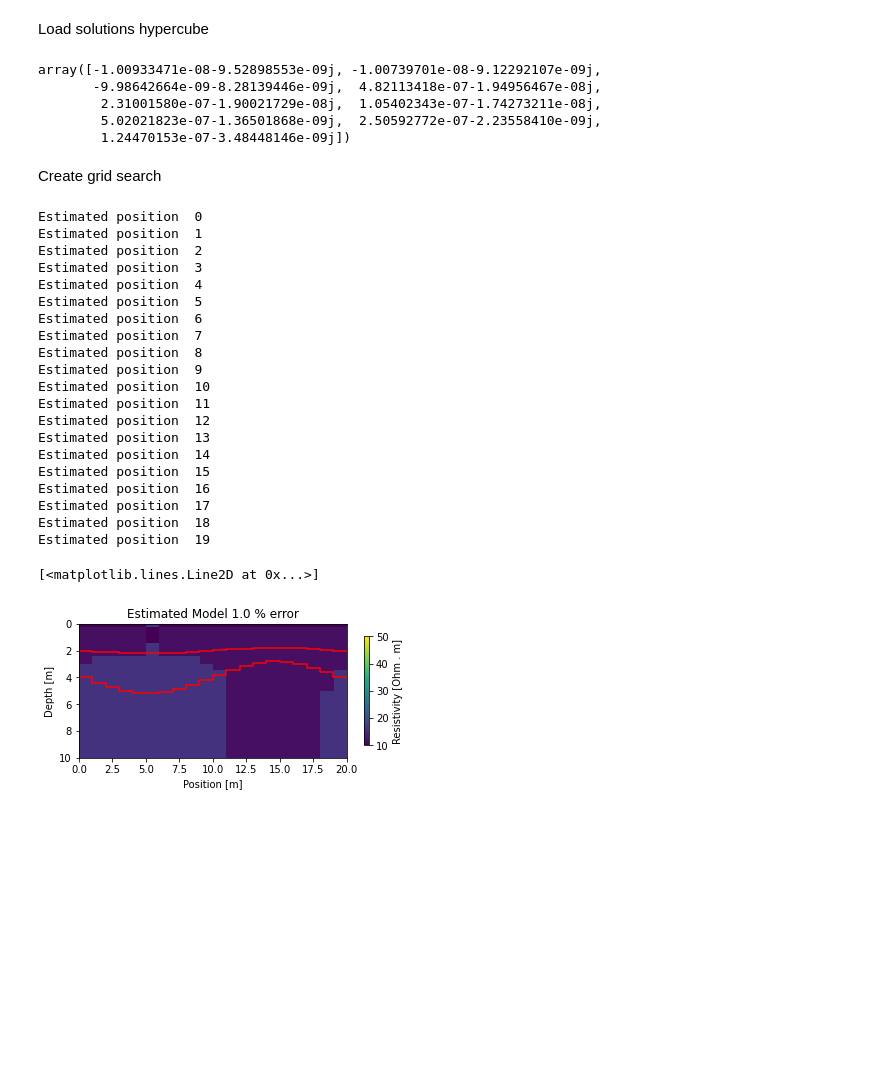
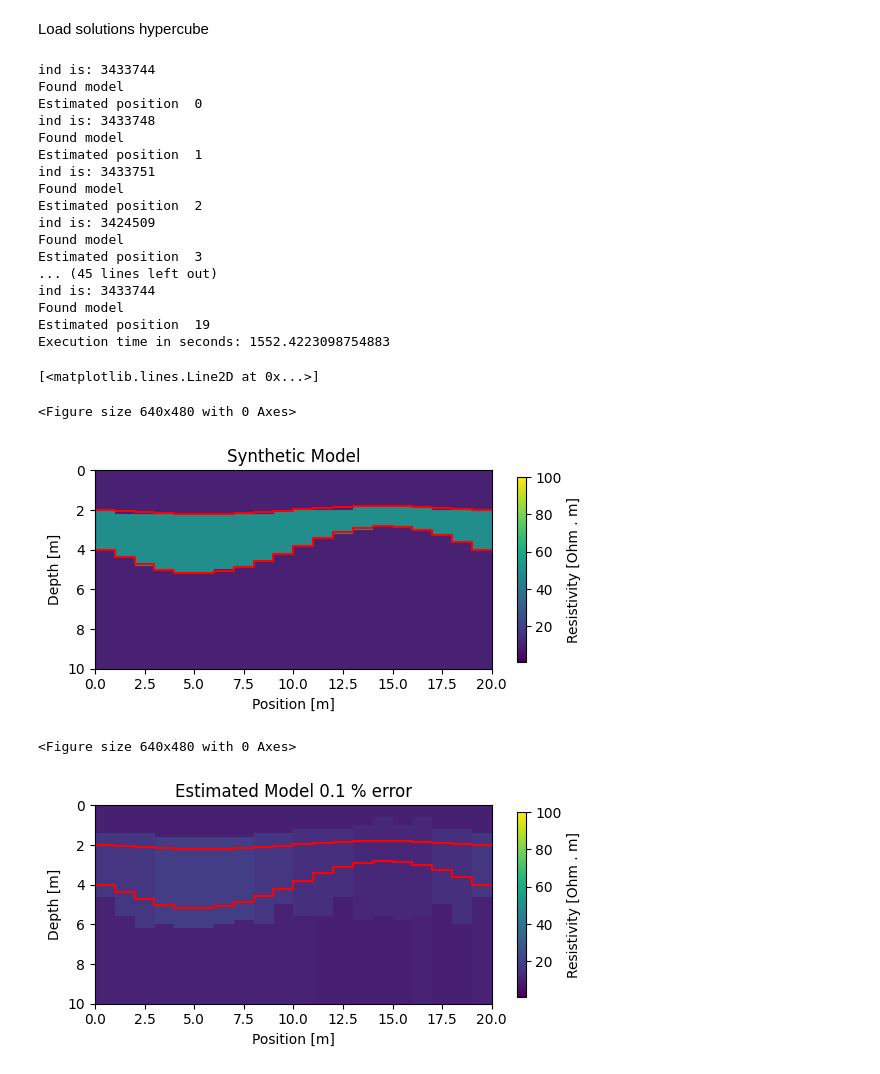
Before and after one commit to mariacarrizo/EMInversion, a Jupyter notebook: GlobalInversion/GridSearchResults.ipynb, the cells around one changed output. Saved outputs shown, nothing was run; the diff lists cells and outputs as text; code cells hidden in the pictures; blank space fills up the shorter version.

Commit message:
Created grid search and search model functions

```diff
--- a/GlobalInversion/GridSearchResults.ipynb
+++ b/GlobalInversion/GridSearchResults.ipynb
@@ -116,11 +118,3 @@ Responses = np.load('Results10.npy')
-# %%
-Responses[0]
-# %% [output]
-array([-1.00933471e-08-9.52898553e-09j, -1.00739701e-08-9.12292107e-09j,
-       -9.98642664e-09-8.28139446e-09j,  4.82113418e-07-1.94956467e-08j,
-        2.31001580e-07-1.90021729e-08j,  1.05402343e-07-1.74273211e-08j,
-        5.02021823e-07-1.36501868e-09j,  2.50592772e-07-2.23558410e-09j,
-        1.24470153e-07-3.48448146e-09j])
 # %%
 # Inputs for inversion:
 
@@ -136,10 +130,10 @@ for i in range(npos):
     data.append(EMforward(model_i)) # creating data
 
 # Relative error array
-error = 1e-2 # introduce here the error you want to test
+error = 1e-3 # introduce here the error you want to test
 relativeError = np.ones_like(data[0]) * error
 # %%
-nsl = 10 # sampling number of the cube
+nsl = 21 # sampling number of the cube
 
 s0 = -2 # minimum conductivity in S/m
 s1 = -0.8 # maximum conductivity in S/m
@@ -150,8 +144,6 @@ th0 = 0.1 # minimum thickness in m
 th1 = 5   # maximum thickness in m
 # thickness array
 thicks = np.linspace(th0, th1, nsl)
-# %% [markdown]
-Create grid search
 # %%
 def gridsearch(Zdata):
     err = 1
@@ -181,14 +170,31 @@ def gridsearch(Zdata):
+# %%
+def search_model(ind):
+
+    for is1 in range(nsl):
+        for is2 in range(nsl):
+            for is3 in range(nsl):
+                for il1 in range(nsl):
+                    for il2 in range(nsl):
+                        i = il2+(il1)*nsl+(is3)*nsl**2+(is2)*nsl**3+(is1)*nsl**4
+                        if i == ind:
+                            #print('Found model')
+                            model = [thicks[il1], thicks[il2], 1/conds[is1], 1/conds[is2], 1/conds[is3]]
+                            return model
 # %%
 # Start inversion
+
+startTime = time.time()
 
 model_est_list =[] # empty array to store the model estimated
 
 for i in range(npos):
 
     dataE = np.array(data[i]).copy()
-    dataE *= np.random.randn(len(dataE)) * relativeError + 1.0
+    #dataE *= np.random.randn(len(dataE)) * relativeError + 1.0
 
-    model_est = gridsearch(dataE)
+    grid_i = gridsearch(dataE)
+
+    model_est = search_model(grid_i)
 
     model_est_list.append(model_est)
 
@@ -196,34 +202,44 @@ for i in range(npos):
 
 # Model estimation array
 model_est_arr = np.array(model_est_list)
+
+executionTime = (time.time() - startTime)
+print('Execution time in seconds: ' + str(executionTime))
 # %% [output]
+ind is: 3433744
+Found model
 Estimated position  0
+ind is: 3433748
+Found model
 Estimated position  1
+ind is: 3433751
+Found model
 Estimated position  2
+ind is: 3424509
+Found model
 Estimated position  3
-Estimated position  4
-Estimated position  5
-Estimated position  6
-Estimated position  7
-Estimated position  8
-Estimated position  9
-Estimated position  10
-Estimated position  11
-Estimated position  12
-Estimated position  13
-Estimated position  14
-Estimated position  15
-Estimated position  16
-Estimated position  17
-Estimated position  18
+... (45 lines left out)
+ind is: 3433744
+Found model
 Estimated position  19
+Execution time in seconds: 1552.4223098754883
 # %%
+#Plot synthetic model
+plt.figure()
+depth, resy = PlotResistivities(thk1, thk2, res, npos, ny, 'Synthetic Model')
+
+plt.step(np.hstack((xx, xx[-1])), np.hstack((depth[0,1],depth[:,1],depth[-1,1])), 'r')
+plt.step(np.hstack((xx, xx[-1])), np.hstack((depth[0,1],depth[:,2],depth[-1,2])),'r')
+
 # Plot estimated model
-
+plt.figure()
 depth_,resy_ = PlotResistivities(model_est_arr[:,0], model_est_arr[:,1], model_est_arr[:,2:] , npos, ny,
                                  'Estimated Model ' + str(error*100) + ' % error')
 plt.step(np.hstack((xx, xx[-1])), np.hstack((depth[0,1],depth[:,1],depth[-1,1])), 'r')
 plt.step(np.hstack((xx, xx[-1])), np.hstack((depth[0,1],depth[:,2],depth[-1,2])), 'r')
 # %% [output]
 [<matplotlib.lines.Line2D at 0x...>]
+<Figure size 640x480 with 0 Axes>
-[figure, old version]
+[figure, new version]
+<Figure size 640x480 with 0 Axes>
+[figure, added]
```
Also changed, not shown: parts of 8 cells of this notebook.
